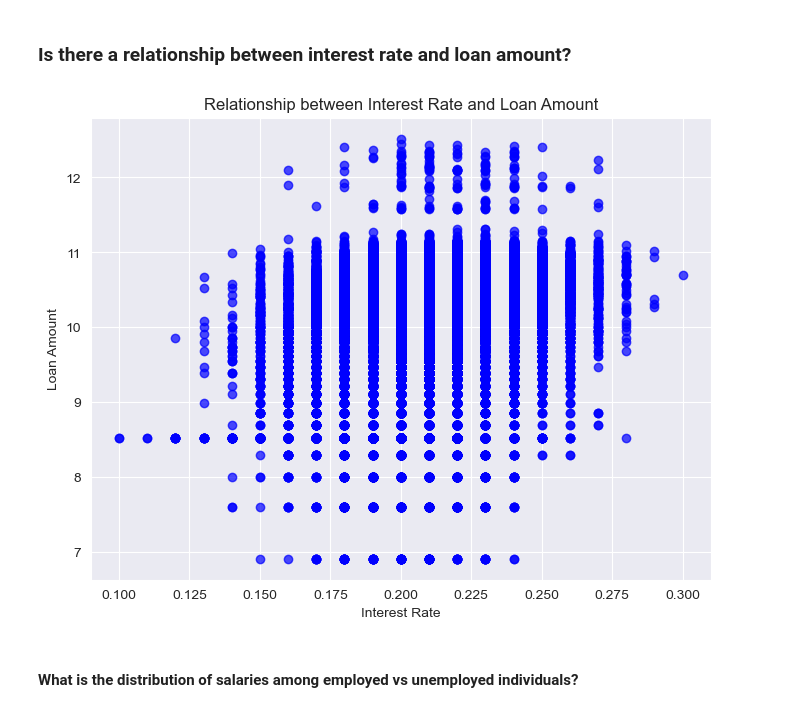
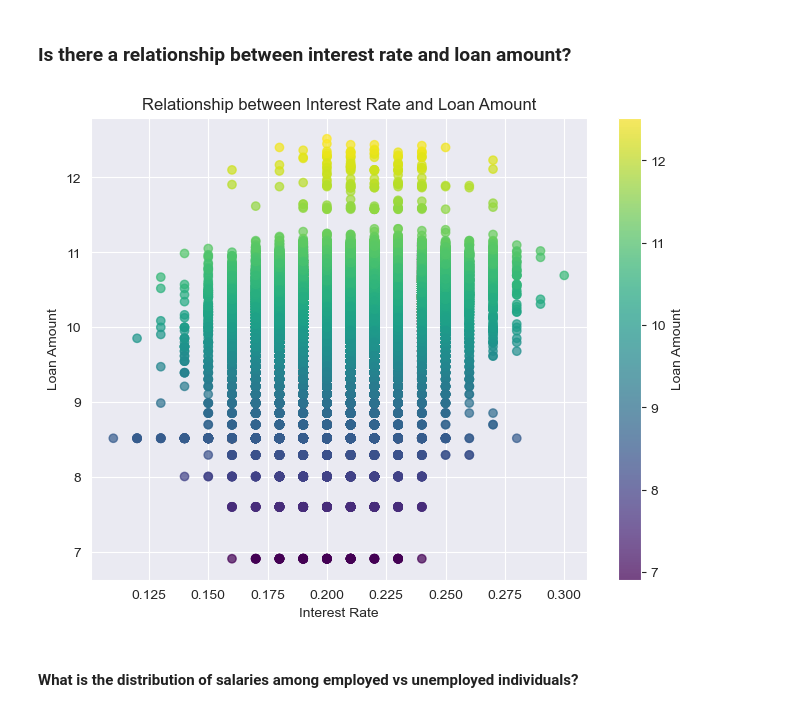
Before and after one commit to kudzaiprichard/loan_prediction_api, a Jupyter notebook: app/models/probability_of_default.ipynb, the cells around one changed output. Cells and saved outputs as stored; diff of their text form; code cells hidden in the pictures.

```diff
--- a/app/models/probability_of_default.ipynb
+++ b/app/models/probability_of_default.ipynb
@@ -537,16 +592,17 @@ plt.show()
 # %% [markdown]
 ### Is there a relationship between interest rate and loan amount?
 # %%
-# Scatter plot of interest rate vs loan amount
+# Scatter plot of interest rate vs loan amount with different colors
 plt.figure(figsize=(8, 6))
-plt.scatter(clean_data['interest_rate'], clean_data['loan_amount'], color='b', alpha=0.7)
+plt.scatter(clean_data['interest_rate'], clean_data['loan_amount'], c=clean_data['loan_amount'], cmap='viridis', alpha=0.7)
 plt.title('Relationship between Interest Rate and Loan Amount')
 plt.xlabel('Interest Rate')
 plt.ylabel('Loan Amount')
+plt.colorbar(label='Loan Amount')
 plt.grid(True)
 plt.show()
 # %% [output]
-[figure, old version]
+[figure, new version]
 # %% [markdown]
 #### What is the distribution of salaries among employed vs unemployed individuals?
 # %%
```
Also changed, not shown: parts of 77 cells of this notebook, 9 other files.
